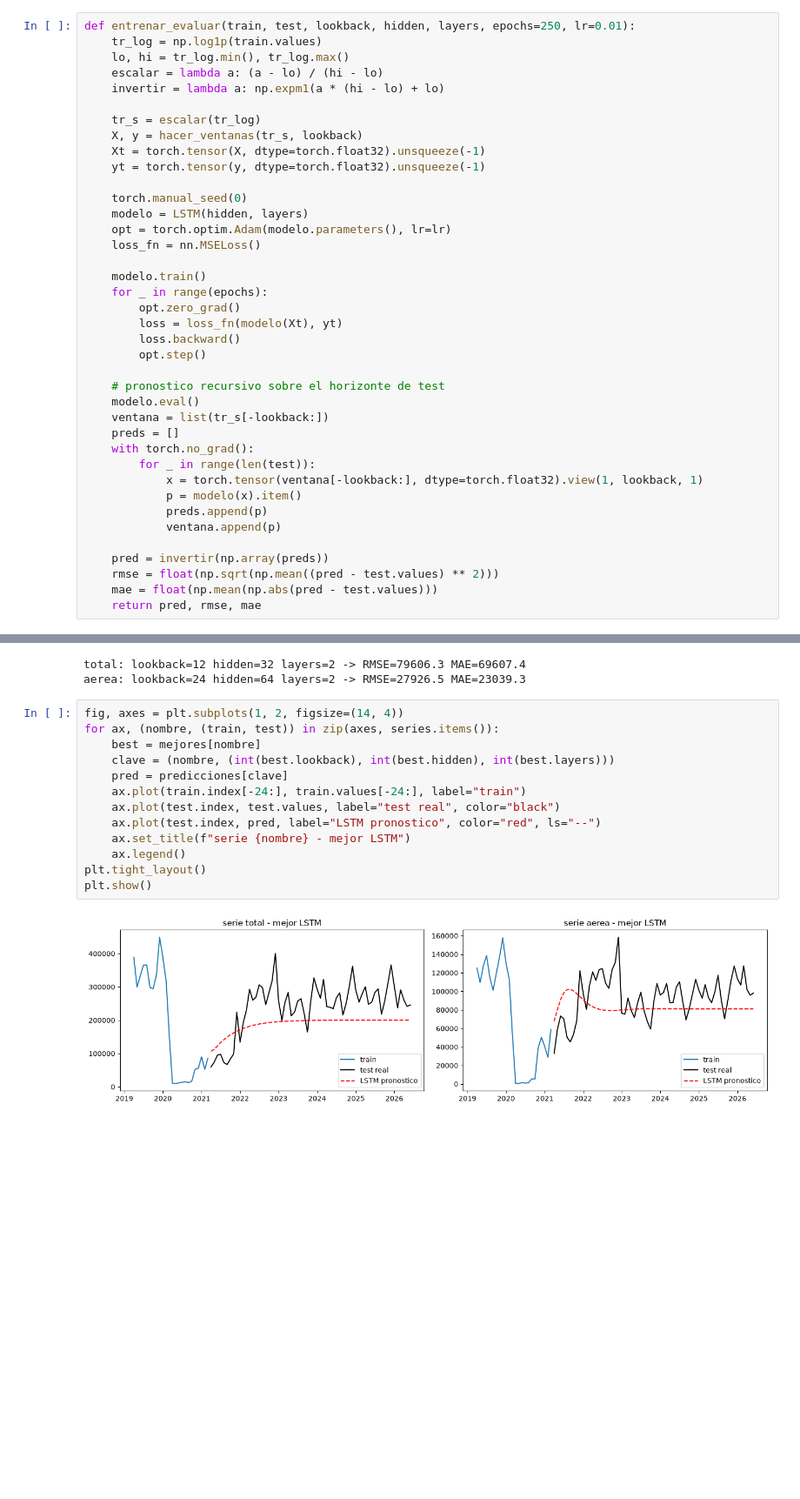
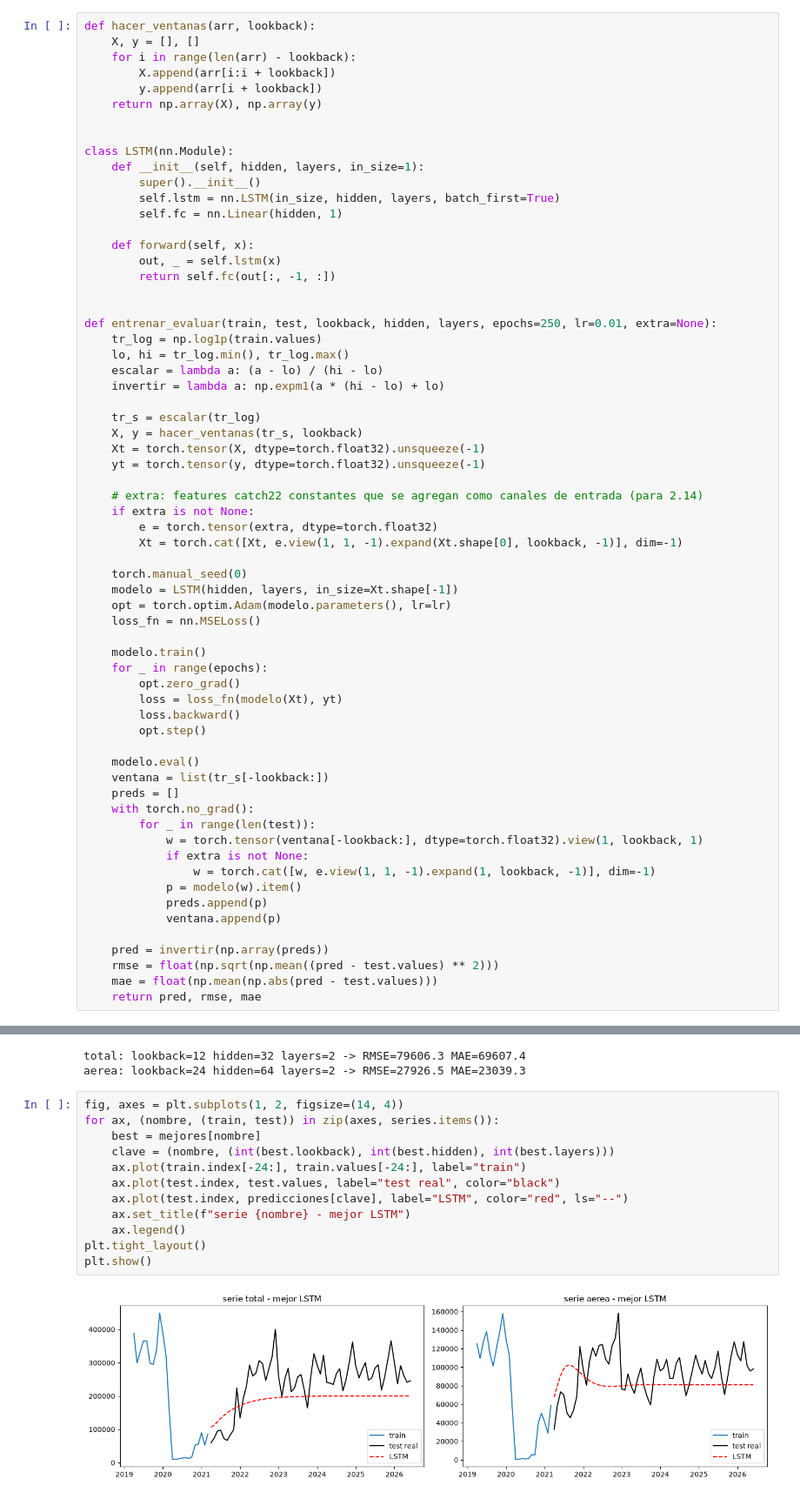
Before and after one commit to UVG-Tareas-y-proyectos/laboratorio2_ds, a Jupyter notebook: notebooks/laboratorio2.ipynb, the cells around one changed output, grey strips where cells are left out. Shown at 87% size. Saved outputs shown, nothing was run; the diff lists cells and outputs as text; blank space fills up the shorter version.

```diff
--- a/notebooks/laboratorio2.ipynb
+++ b/notebooks/laboratorio2.ipynb
@@ -66,5 +51,24 @@ el test real.
 # %%
-def entrenar_evaluar(train, test, lookback, hidden, layers, epochs=250, lr=0.01):
+def hacer_ventanas(arr, lookback):
+    X, y = [], []
+    for i in range(len(arr) - lookback):
+        X.append(arr[i:i + lookback])
+        y.append(arr[i + lookback])
+    return np.array(X), np.array(y)
+
+
+class LSTM(nn.Module):
+    def __init__(self, hidden, layers, in_size=1):
+        super().__init__()
+        self.lstm = nn.LSTM(in_size, hidden, layers, batch_first=True)
+        self.fc = nn.Linear(hidden, 1)
+
+    def forward(self, x):
+        out, _ = self.lstm(x)
+        return self.fc(out[:, -1, :])
+
+
+def entrenar_evaluar(train, test, lookback, hidden, layers, epochs=250, lr=0.01, extra=None):
     tr_log = np.log1p(train.values)
     lo, hi = tr_log.min(), tr_log.max()
     escalar = lambda a: (a - lo) / (hi - lo)
@@ -75,8 +79,13 @@ def entrenar_evaluar(train, test, lookback, hidden, layers, epochs=250, lr=0.01)
     Xt = torch.tensor(X, dtype=torch.float32).unsqueeze(-1)
     yt = torch.tensor(y, dtype=torch.float32).unsqueeze(-1)
 
+    # extra: features catch22 constantes que se agregan como canales de entrada (para 2.14)
+    if extra is not None:
+        e = torch.tensor(extra, dtype=torch.float32)
+        Xt = torch.cat([Xt, e.view(1, 1, -1).expand(Xt.shape[0], lookback, -1)], dim=-1)
+
     torch.manual_seed(0)
-    modelo = LSTM(hidden, layers)
+    modelo = LSTM(hidden, layers, in_size=Xt.shape[-1])
     opt = torch.optim.Adam(modelo.parameters(), lr=lr)
     loss_fn = nn.MSELoss()
 
@@ -87,14 +96,15 @@ def entrenar_evaluar(train, test, lookback, hidden, layers, epochs=250, lr=0.01)
         loss.backward()
         opt.step()
 
-    # pronostico recursivo sobre el horizonte de test
     modelo.eval()
     ventana = list(tr_s[-lookback:])
     preds = []
     with torch.no_grad():
         for _ in range(len(test)):
-            x = torch.tensor(ventana[-lookback:], dtype=torch.float32).view(1, lookback, 1)
-            p = modelo(x).item()
+            w = torch.tensor(ventana[-lookback:], dtype=torch.float32).view(1, lookback, 1)
+            if extra is not None:
+                w = torch.cat([w, e.view(1, 1, -1).expand(1, lookback, -1)], dim=-1)
+            p = modelo(w).item()
             preds.append(p)
             ventana.append(p)
 
@@ -159,15 +169,14 @@ aerea: lookback=24 hidden=64 layers=2 -> RMSE=27926.5 MAE=23039.3
 # %%
 fig, axes = plt.subplots(1, 2, figsize=(14, 4))
 for ax, (nombre, (train, test)) in zip(axes, series.items()):
     best = mejores[nombre]
     clave = (nombre, (int(best.lookback), int(best.hidden), int(best.layers)))
-    pred = predicciones[clave]
     ax.plot(train.index[-24:], train.values[-24:], label="train")
     ax.plot(test.index, test.values, label="test real", color="black")
-    ax.plot(test.index, pred, label="LSTM pronostico", color="red", ls="--")
+    ax.plot(test.index, predicciones[clave], label="LSTM", color="red", ls="--")
     ax.set_title(f"serie {nombre} - mejor LSTM")
     ax.legend()
 plt.tight_layout()
 plt.show()
 # %% [output]
-[figure, old version]
+[figure, new version]
```
Also changed, not shown: parts of 27 cells of this notebook, 1 other file.
